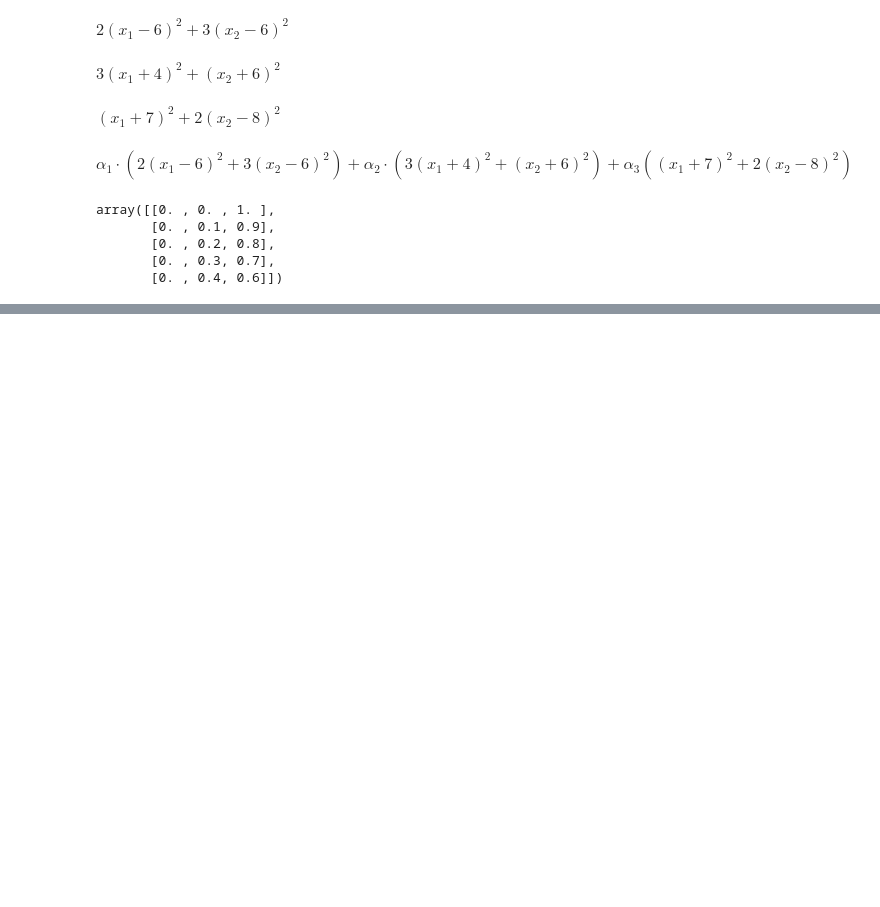
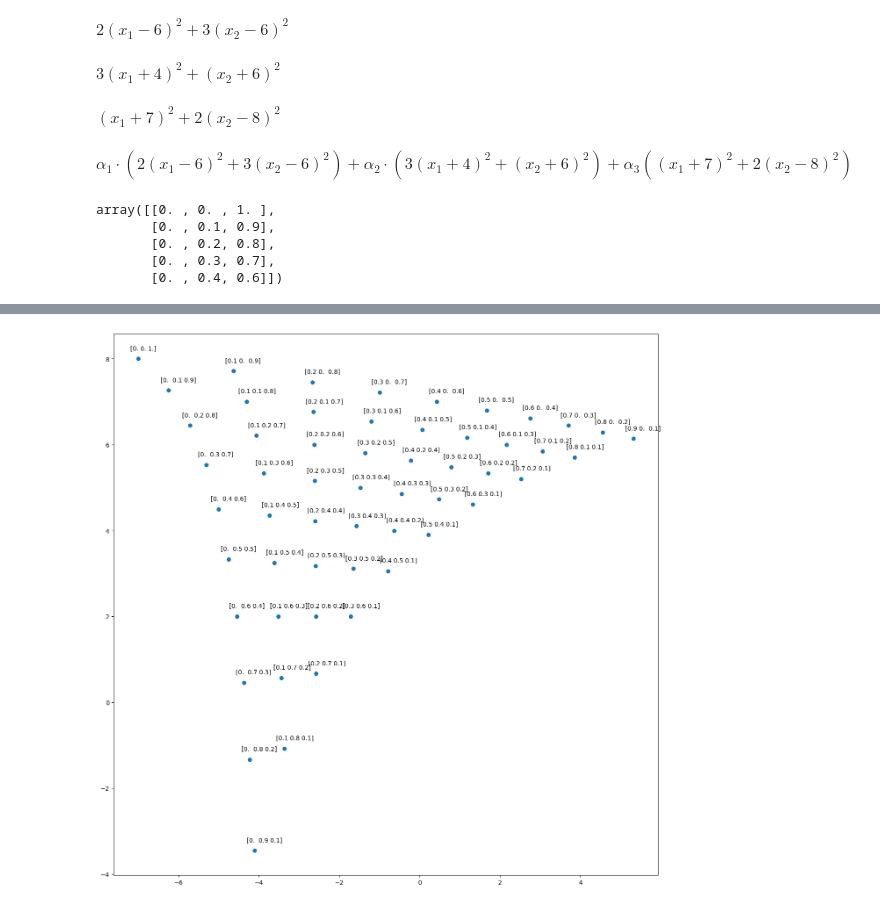
Before and after one commit to SeitovaRalina/Optimization, a Jupyter notebook: Lab5_Многокритериальная/Аддитивная_свёртка.ipynb, the cells around one changed output, grey strips where cells are left out. Cells and saved outputs as stored; diff of their text form; code cells hidden in the pictures; blank space fills up the shorter version.

```diff
--- a/Lab5_Многокритериальная/Аддитивная_свёртка.ipynb
+++ b/Lab5_Многокритериальная/Аддитивная_свёртка.ipynb
@@ -137,0 +141,35 @@ for i in range(len(points)):
+# %%
+import sympy as sym
+import matplotlib.pyplot as plt
+def additive_convolution(funcs: list[sym.Add], x0: np.ndarray, eps):
+    def generate_points():
+        ls = []
+        for i in range(10):
+            for j in range(10 - i):
+                ls.append([i / 10, j / 10, (10 - i - j) / 10])
+        return np.array(ls)
+    N = len(funcs)
+
+    alphas = sym.symbols(' '.join([f'alpha{i+1}' for i in range(N)]))
+
+    f0 = sum([alphas[i] * funcs[i] for i in range(N)])
+
+    num_alphas = generate_points()
+
+    points = []
+    for i in range(len(num_alphas)):
+        func = f0.subs(merge(alphas,num_alphas[i]))
+        min_x = steepest_descent(variables, func, x0=x0, eps=eps)
+        points.append(min_x)
+    points = np.array(points)
+
+    plt.figure(figsize=(16, 16))
+
+    plt.scatter(points[:, 0], points[:, 1])
+
+    for i in range(len(points)):
+        plt.annotate(num_alphas[i], (points[i, 0] - 0.2, points[i, 1] + 0.2))
+# %%
+additive_convolution(funcs, np.array([1.5, 1.5]), 1e-2)
+# %% [output]
+[figure, added]
```
Also changed, not shown: parts of 5 cells of this notebook.
